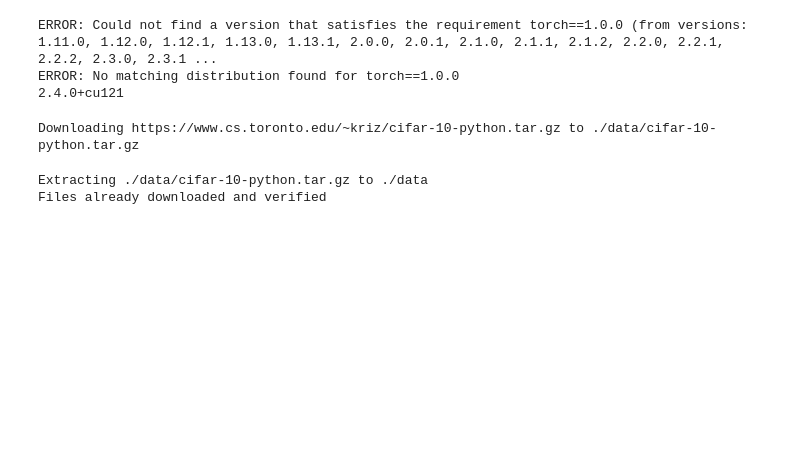
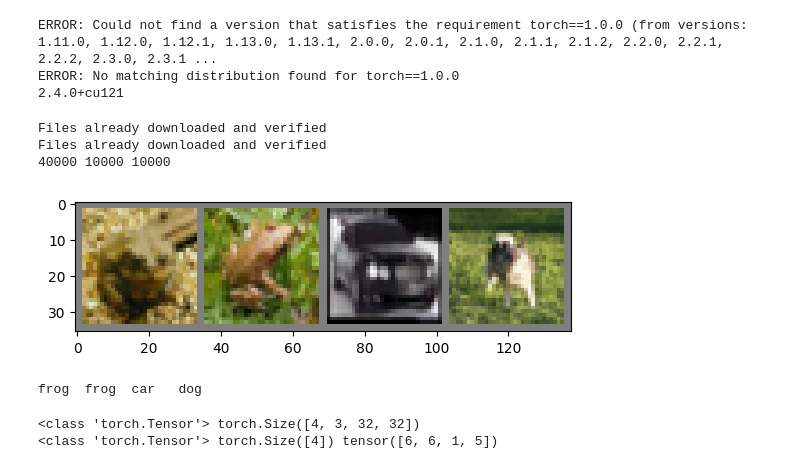
Before and after one commit to sy-hwang/DeepLearningZeroToAll, a Jupyter notebook: standalone/lab_04_cifar10_classifier.ipynb, the cells around one changed output. Cells and saved outputs as stored; diff of their text form; code cells hidden in the pictures; blank space fills up the shorter version.

```diff
--- a/standalone/lab_04_cifar10_classifier.ipynb
+++ b/standalone/lab_04_cifar10_classifier.ipynb
@@ -21,17 +21,49 @@ batch_size = 4
 
 trainset = torchvision.datasets.CIFAR10(root='./data', train=True,
                                         download=True, transform=transform)
-trainloader = torch.utils.data.DataLoader(trainset, batch_size=batch_size,
-                                          shuffle=True, num_workers=2)
+trainset, valset = torch.utils.data.random_split(trainset, [40000, 10000])
+
+trainloader = torch.utils.data.DataLoader(trainset, batch_size=4, shuffle=True, num_workers=2)
+valloader = torch.utils.data.DataLoader(valset, batch_size=4, shuffle=False)
 
 testset = torchvision.datasets.CIFAR10(root='./data', train=False,
                                        download=True, transform=transform)
 testloader = torch.utils.data.DataLoader(testset, batch_size=batch_size,
                                          shuffle=False, num_workers=2)
-
+print(len(trainset), len(valset), len(testset))
 classes = ('plane', 'car', 'bird', 'cat',
            'deer', 'dog', 'frog', 'horse', 'ship', 'truck')
 # %% [output]
-Downloading https://www.cs.toronto.edu/~kriz/cifar-10-python.tar.gz to ./data/cifar-10-python.tar.gz
+Files already downloaded and verified
+Files already downloaded and verified
+40000 10000 10000
-Extracting ./data/cifar-10-python.tar.gz to ./data
-Files already downloaded and verified
+# %%
+import matplotlib.pyplot as plt
+import numpy as np
+
+# 이미지를 보여주기 위한 함수
+
+def imshow(img):
+    img = img / 2 + 0.5     # unnormalize
+    npimg = img.numpy()
+    plt.imshow(np.transpose(npimg, (1, 2, 0)))
+    plt.show()
+
+
+# 학습용 이미지를 무작위로 가져오기
+dataiter = iter(trainloader)
+images, labels = next(dataiter)
+
+# 이미지 보여주기
+imshow(torchvision.utils.make_grid(images))
+# 정답(label) 출력
+print(' '.join(f'{classes[labels[j]]:5s}' for j in range(batch_size)))
+# %% [output]
+[figure, added]
+frog  frog  car   dog
+# %%
+print(type(images), images.shape) #batchsize =4, channnel=3, widthxheight=32x32
+print(type(labels), labels.shape, labels)
+# %% [output]
+<class 'torch.Tensor'> torch.Size([4, 3, 32, 32])
+<class 'torch.Tensor'> torch.Size([4]) tensor([6, 6, 1, 5])
```
Also changed, not shown: parts of 8 cells of this notebook.
